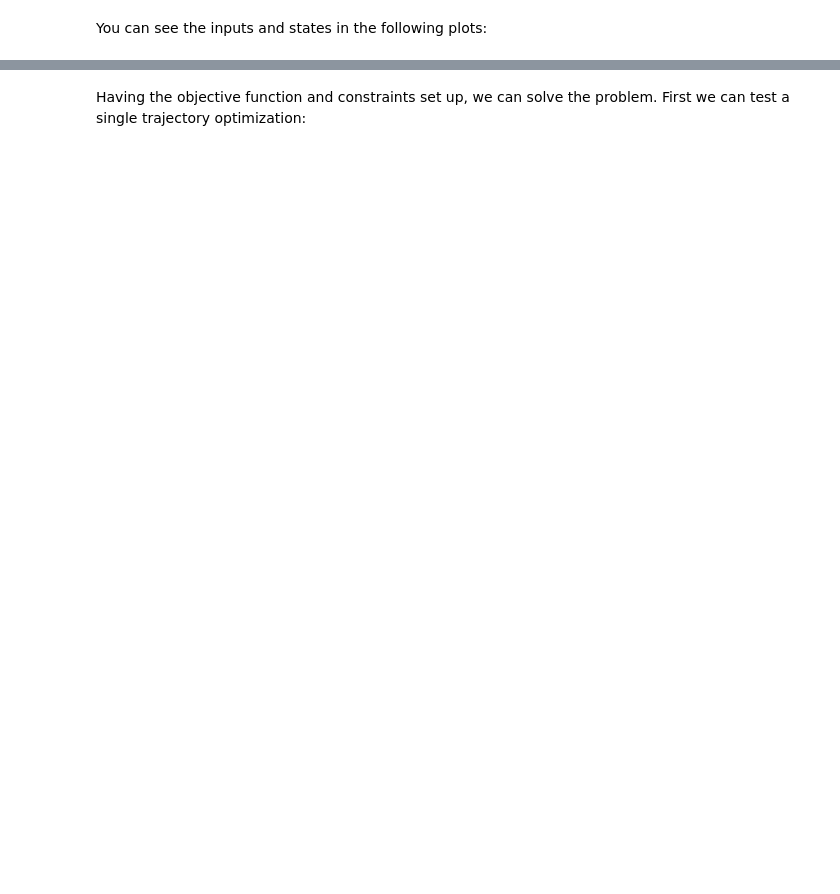
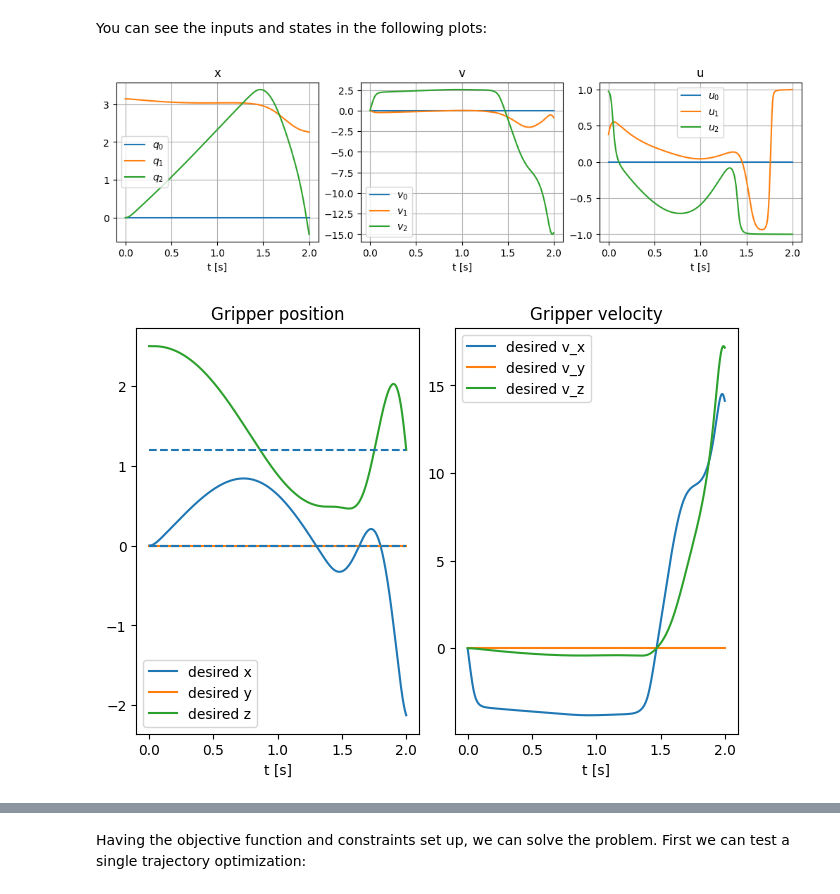
Before and after one commit to air-course/tutorial16, a Jupyter notebook: teacher_pt2.ipynb, the cells around one changed output, grey strips where cells are left out. Saved outputs shown, nothing was run; the diff lists cells and outputs as text; code cells hidden in the pictures; blank space fills up the shorter version.

```diff
--- a/teacher_pt2.ipynb
+++ b/teacher_pt2.ipynb
@@ -393,10 +389,10 @@ TrajectoryOptimization.fitness = fitness
 # %% [markdown]
 We can now try to run the trajectory optimization on its own:
 # %%
-# optimized_vel = np.array([1, 0, 1])
-# desired_position = np.array([0, 0, 1.5])
+optimized_vel = np.array([1, 0, 1])
+desired_position = np.array([0, 0, 1.5])
 
-# traj_opt = TrajectoryOptimization(desired_position = desired_position, desired_velocity = optimized_vel)
-# traj_opt.init_logger()
+traj_opt = TrajectoryOptimization(desired_position = desired_position, desired_velocity = optimized_vel)
+traj_opt.init_logger()
 
-# traj_opt.fitness([1.0, 1.0])
+traj_opt.fitness([1.0, 1.0])
@@ -413,22 +420,22 @@ Once you have implemented this, you can start the optimization!
 # %%
-# start_t = time.time()
+start_t = time.time()
 
-# x0 = [1.5, 1.0]
-# sigma0 = 0.5
+x0 = [1.5, 1.0]
+sigma0 = 0.5
 
-# options = {
-#     'maxiter': 5,
-#     'bounds': [[1.0, 1.0], [2.0, 2.0]],
-#     'verbose': 1,
-# }
+options = {
+    'maxiter': 5,
+    'bounds': [[1.0, 1.0], [2.0, 2.0]],
+    'verbose': 1,
+}
 
-# best_params, _ = cma.fmin2(traj_opt.fitness, x0, sigma0, options)
-# best_fitness = traj_opt.fitness(best_params) # extract the resulting optimal value and make sure the optimal trajectory is the last in the buffer
+best_params, _ = cma.fmin2(traj_opt.fitness, x0, sigma0, options)
+best_fitness = traj_opt.fitness(best_params) # extract the resulting optimal value and make sure the optimal trajectory is the last in the buffer
 
-# print("Best parameters:", best_params)
-# print("Best fitness:", best_fitness)
+print("Best parameters:", best_params)
+print("Best fitness:", best_fitness)
 
-# params["link_0"], params["link_1"] = best_params
-# build(params)
+params["link_0"], params["link_1"] = best_params
+build(params)
 
-# print(f"Solution time: {time.time() - start_t} seconds")
+print(f"Solution time: {time.time() - start_t} seconds")
@@ -453,6 +481,9 @@ The resulting design and trajectory look like this:
 # %% [markdown]
 You can see the inputs and states in the following plots:
 # %%
-# traj_opt.plot_solution(-1)
-# traj_opt.plot_gripper(-1)
+traj_opt.plot_solution(-1)
+traj_opt.plot_gripper(-1)
+# %% [output]
+[figure, added]
+[figure, added]
 # %% [markdown]
```
Also changed, not shown: parts of 22 cells of this notebook, 17 other files.
